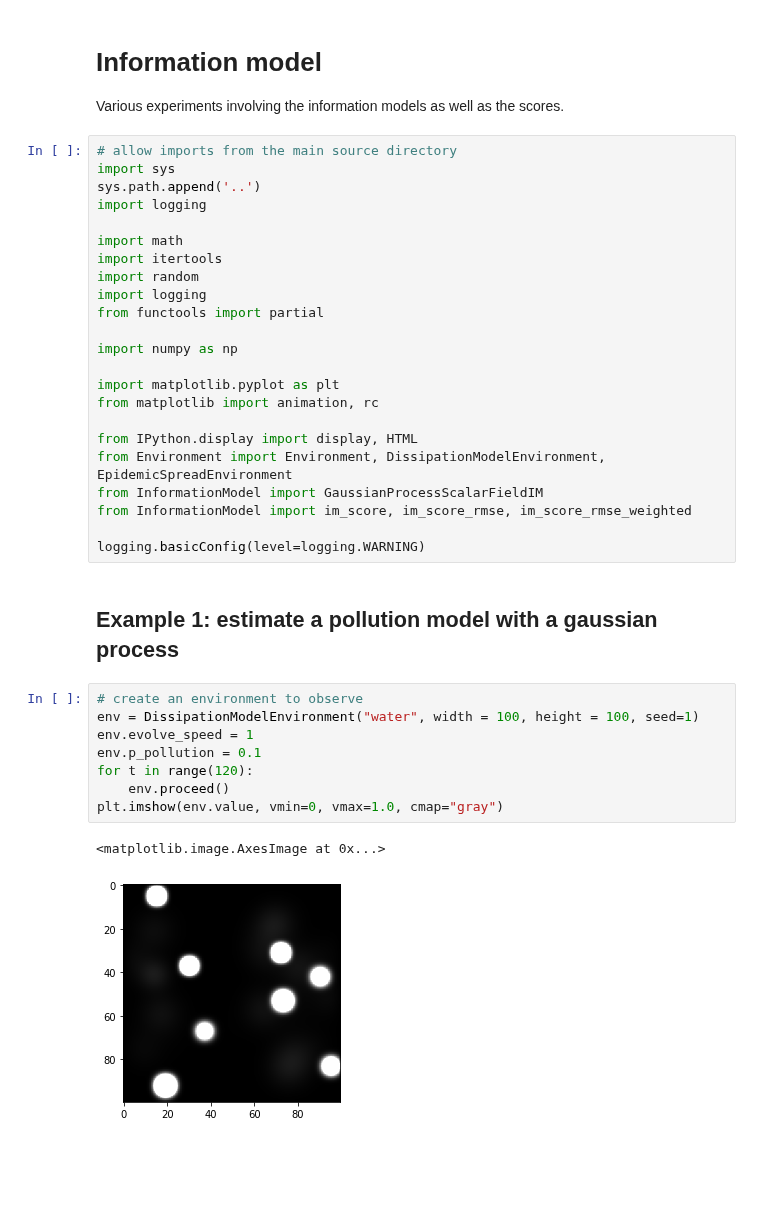
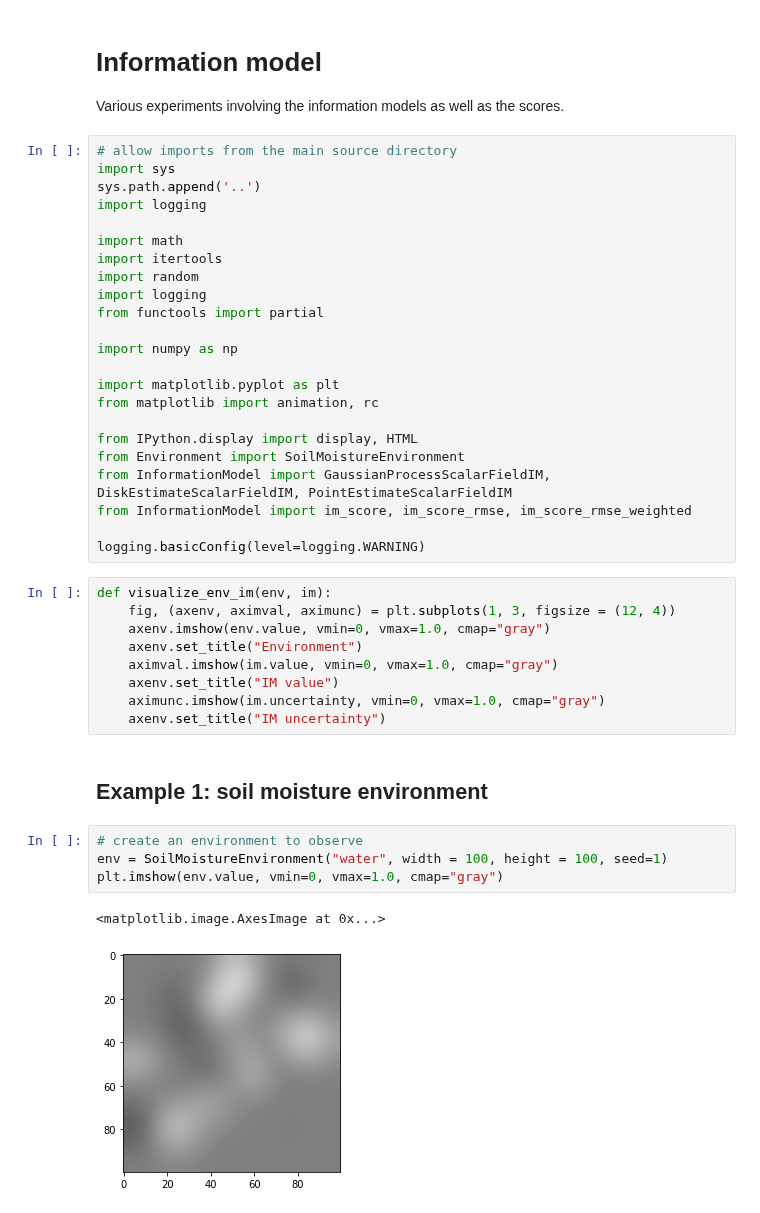
Before and after one commit to lboloni/WaterberryFarms, a Jupyter notebook: notebooks/InformationModel.ipynb, the cells around one changed output. Saved outputs shown, nothing was run; the diff lists cells and outputs as text; blank space fills up the shorter version.

Commit message:
Made many changes to make the single day multi-value benchmark work.

```diff
--- a/notebooks/InformationModel.ipynb
+++ b/notebooks/InformationModel.ipynb
@@ -19,22 +19,27 @@ import matplotlib.pyplot as plt
 from matplotlib import animation, rc
 
 from IPython.display import display, HTML
-from Environment import Environment, DissipationModelEnvironment, EpidemicSpreadEnvironment
-from InformationModel import GaussianProcessScalarFieldIM
+from Environment import SoilMoistureEnvironment
+from InformationModel import GaussianProcessScalarFieldIM, DiskEstimateScalarFieldIM, PointEstimateScalarFieldIM
 from InformationModel import im_score, im_score_rmse, im_score_rmse_weighted
 
 logging.basicConfig(level=logging.WARNING)
+# %%
+def visualize_env_im(env, im):
+    fig, (axenv, aximval, aximunc) = plt.subplots(1, 3, figsize = (12, 4))
+    axenv.imshow(env.value, vmin=0, vmax=1.0, cmap="gray")
+    axenv.set_title("Environment")
+    aximval.imshow(im.value, vmin=0, vmax=1.0, cmap="gray")
+    axenv.set_title("IM value")
+    aximunc.imshow(im.uncertainty, vmin=0, vmax=1.0, cmap="gray")
+    axenv.set_title("IM uncertainty")
 # %% [markdown]
-## Example 1: estimate a pollution model with a gaussian process
+## Example 1: soil moisture environment
 # %%
 # create an environment to observe
-env = DissipationModelEnvironment("water", width = 100, height = 100, seed=1)
-env.evolve_speed = 1
-env.p_pollution = 0.1
-for t in range(120):
-    env.proceed()
+env = SoilMoistureEnvironment("water", width = 100, height = 100, seed=1)
 plt.imshow(env.value, vmin=0, vmax=1.0, cmap="gray")
 # %% [output]
 <matplotlib.image.AxesImage at 0x...>
-[figure, old version]
+[figure, new version]
 # %%
```
Also changed, not shown: parts of 5 cells of this notebook, 11 other files.
